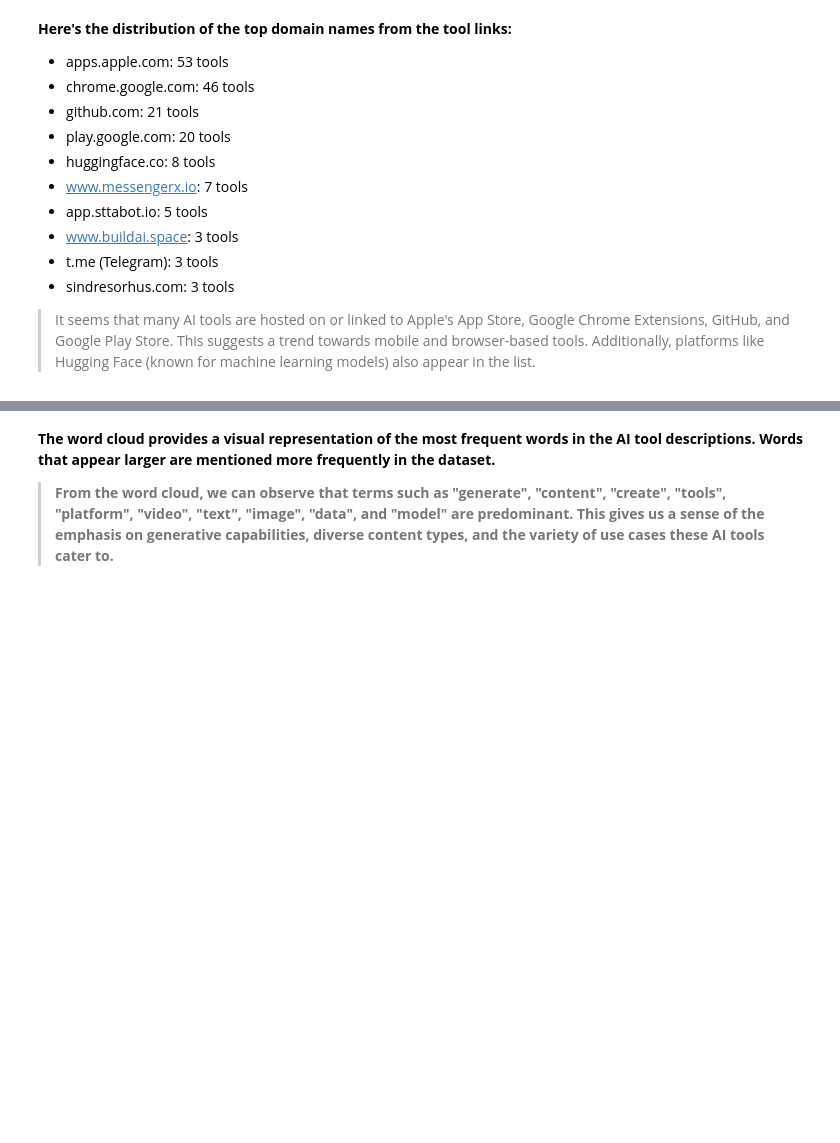
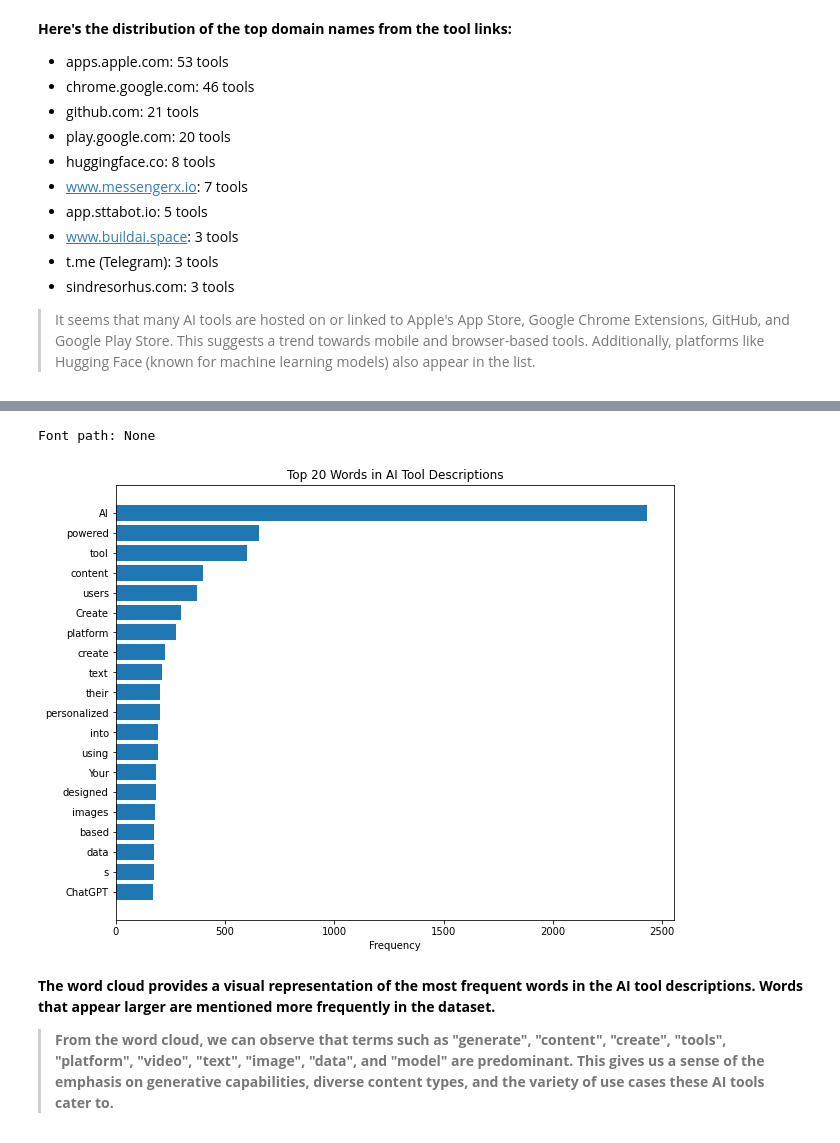
Before and after one commit to Teycir/aitoolsanalysis, a Jupyter notebook: aitools2023/ai-tools-2023.ipynb, the cells around one changed output, grey strips where cells are left out. Saved outputs shown, nothing was run; the diff lists cells and outputs as text; code cells hidden in the pictures; blank space fills up the shorter version.

```diff
--- a/aitools2023/ai-tools-2023.ipynb
+++ b/aitools2023/ai-tools-2023.ipynb
@@ -19,8 +1,10 @@ for dirname, _, filenames in os.walk('/kaggle/input'):
 # %%
-import pandas as pd
 
+import numpy as np # linear algebra
+import pandas as pd # data processing, CSV file I/O (e.g. pd.read_csv)
+import os
 # Load the CSV file into a DataFrame
-ai_tools_df = pd.read_csv('/kaggle/input/ai-5000-tools-2023/all_ai_tool.csv')
+ai_tools_df = pd.read_csv('Input/all_ai_tool.csv')
 
 # Display the first few rows of the DataFrame to get an overview
 ai_tools_df.head()
@@ -239,3 +409,57 @@ plt.show()
+# %%
+import os
+import fnmatch
+
+def find_ttf(directory):
+    for root, dir, files in os.walk(directory):
+        for file in files:
+            if fnmatch.fnmatch(file, '*.ttf'):
+                return os.path.join(root, file)
+
+# Replace '/path/to/search' with the directory you want to start the search from
+font_path = find_ttf('/path/to/search')
+
+print(f"Font path: {font_path}")
+# %% [output]
+Font path: None
+# %%
+import pandas as pd
+import matplotlib.pyplot as plt
+from collections import Counter
+import re
+
+# Remove common stopwords
+stopwords = set([
+    'and', 'to', 'for', 'with', 'is', 'a', 'that', 'your', 'of', 'the',
+    'in', 'on', 'you', 'ai', 'an', 'or', 'as', 'by', 'from', 'at', 'it'
+])
+
+# Prepare the text
+text = ' '.join(ai_tools_df["Description"])
+words = re.findall(r'\b\w+\b', text)
+words = [word for word in words if word not in stopwords]
+
+# Count word frequencies
+word_freq = Counter(words)
+
+# Convert to DataFrame for easier plotting
+df = pd.DataFrame.from_dict(word_freq, orient='index').reset_index()
+df.columns = ['Word', 'Frequency']
+
+# Sort by frequency
+df = df.sort_values('Frequency', ascending=False)
+
+# Take the top 20 words
+df = df.head(20)
+
+# Plot
+plt.figure(figsize=(10, 8))
+plt.barh(df['Word'][::-1], df['Frequency'][::-1])
+plt.title('Top 20 Words in AI Tool Descriptions')
+plt.xlabel('Frequency')
+plt.show()
+# %% [output]
+[figure, added]
 # %% [markdown]
 **The word cloud provides a visual representation of the most frequent words in the AI tool descriptions. Words that appear larger are mentioned more frequently in the dataset.**
 
```
Also changed, not shown: parts of 21 cells of this notebook.
